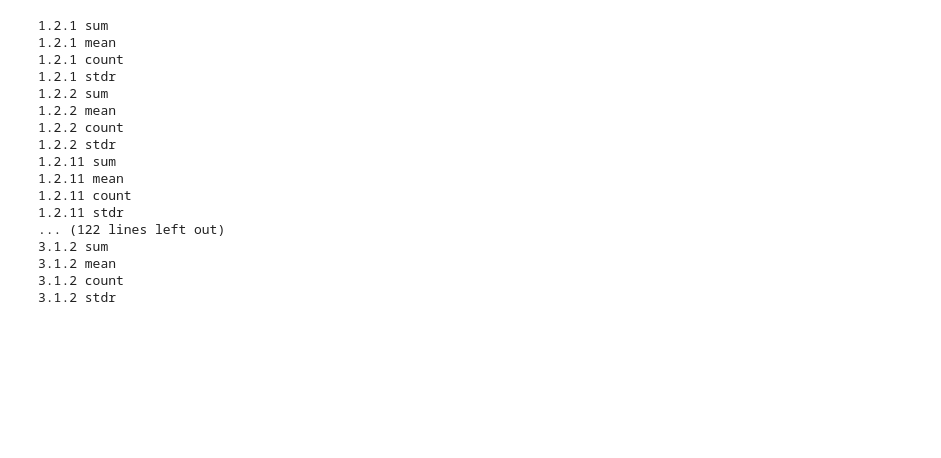
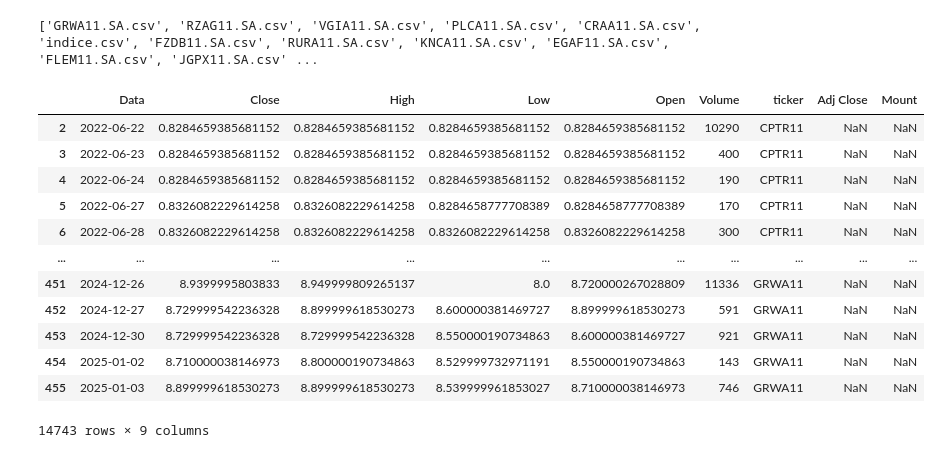
Before and after one commit to ErikMaia/tcc, a Jupyter notebook: src/analisys.ipynb, the cells around one changed output. Drawn from its saved outputs; the diff is of its cells as text; code cells hidden in the pictures; blank space fills up the shorter version.

```diff
--- a/src/analisys.ipynb
+++ b/src/analisys.ipynb
@@ -26,22 +28,5 @@ RangeIndex(start=0, stop=232, step=1)
 274 rows × 141 columns
 # %%
 for colum in df.columns:
-    print(colum)
+    if("Unnamed" in colum):
+        print(colum)
-# %% [output]
-1.2.1 sum
-1.2.1 mean
-1.2.1 count
-1.2.1 stdr
-1.2.2 sum
-1.2.2 mean
-1.2.2 count
-1.2.2 stdr
-1.2.11 sum
-1.2.11 mean
-1.2.11 count
-1.2.11 stdr
-... (122 lines left out)
-3.1.2 sum
-3.1.2 mean
-3.1.2 count
-3.1.2 stdr
@@ -47,0 +49,27 @@ for colum in df.columns:
+# %%
+import os
+quotes_path = '../assets/q'
+all_quoters = os.listdir(quotes_path)
+quote_df = pd.DataFrame()
+print(all_quoters)
+for quote in all_quoters:
+    data = pd.read_csv(f"{quotes_path}/{quote}")[2:]
+    data['ticker'] = quote[:6]
+    data.columns = map(lambda column: 'Data' if(column == 'Price') else column, data.columns)
+    quote_df = pd.concat([data,quote_df],axis='index')
+quote_df
+# %% [output]
+['GRWA11.SA.csv', 'RZAG11.SA.csv', 'VGIA11.SA.csv', 'PLCA11.SA.csv', 'CRAA11.SA.csv', 'indice.csv', 'FZDB11.SA.csv', 'RURA11.SA.csv', 'KNCA11.SA.csv', 'EGAF11.SA.csv', 'FLEM11.SA.csv', 'JGPX11.SA.csv' ...
+|  | Data | Close | High | Low | Open | Volume | ticker | Adj Close | Mount |
+| 2 | 2022-06-22 | 0.8284659385681152 | 0.8284659385681152 | 0.8284659385681152 | 0.8284659385681152 | 10290 | CPTR11 | NaN | NaN |
+| 3 | 2022-06-23 | 0.8284659385681152 | 0.8284659385681152 | 0.8284659385681152 | 0.8284659385681152 | 400 | CPTR11 | NaN | NaN |
+| 4 | 2022-06-24 | 0.8284659385681152 | 0.8284659385681152 | 0.8284659385681152 | 0.8284659385681152 | 190 | CPTR11 | NaN | NaN |
+| 5 | 2022-06-27 | 0.8326082229614258 | 0.8326082229614258 | 0.8284658777708389 | 0.8284658777708389 | 170 | CPTR11 | NaN | NaN |
+| 6 | 2022-06-28 | 0.8326082229614258 | 0.8326082229614258 | 0.8326082229614258 | 0.8326082229614258 | 300 | CPTR11 | NaN | NaN |
+| ... | ... | ... | ... | ... | ... | ... | ... | ... | ... |
+| 451 | 2024-12-26 | 8.9399995803833 | 8.949999809265137 | 8.0 | 8.720000267028809 | 11336 | GRWA11 | NaN | NaN |
+| 452 | 2024-12-27 | 8.729999542236328 | 8.899999618530273 | 8.600000381469727 | 8.899999618530273 | 591 | GRWA11 | NaN | NaN |
+| 453 | 2024-12-30 | 8.729999542236328 | 8.729999542236328 | 8.550000190734863 | 8.600000381469727 | 921 | GRWA11 | NaN | NaN |
+| 454 | 2025-01-02 | 8.710000038146973 | 8.800000190734863 | 8.529999732971191 | 8.550000190734863 | 143 | GRWA11 | NaN | NaN |
+| 455 | 2025-01-03 | 8.899999618530273 | 8.899999618530273 | 8.539999961853027 | 8.710000038146973 | 746 | GRWA11 | NaN | NaN |
+14743 rows × 9 columns
```
Also changed, not shown: parts of 24 cells of this notebook, 33 other files.
